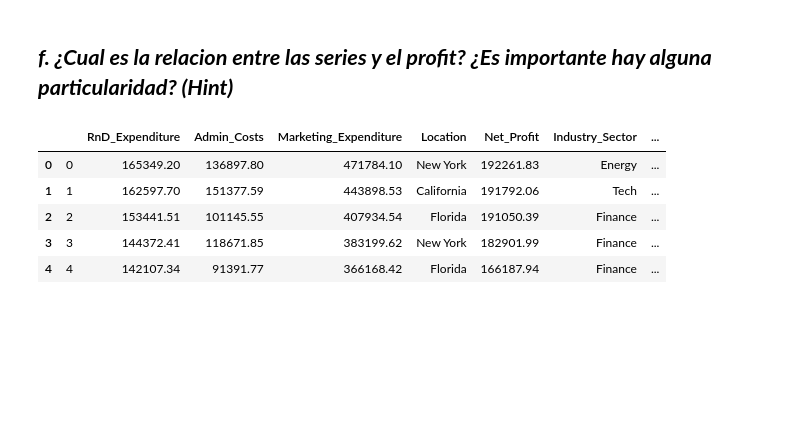
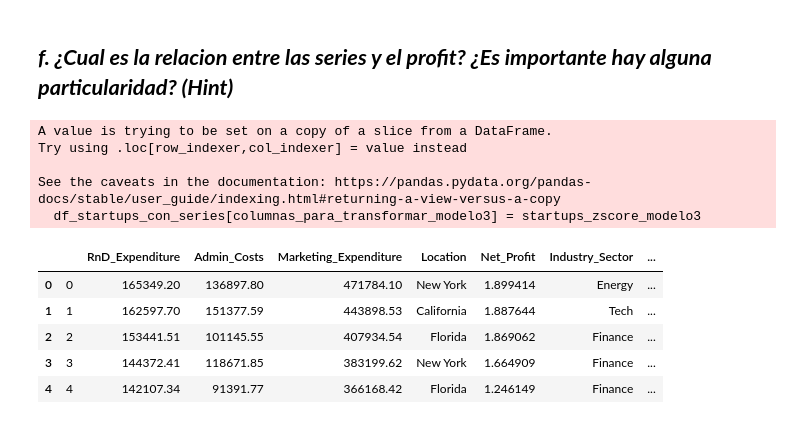
Before and after one commit to lnastri25/POO_UCEMA, a Jupyter notebook: trabajos_practicos/tp_datos/3-startups/startups.ipynb, the cells around one changed output. Cells and saved outputs as stored; diff of their text form; code cells hidden in the pictures; blank space fills up the shorter version.

```diff
--- a/trabajos_practicos/tp_datos/3-startups/startups.ipynb
+++ b/trabajos_practicos/tp_datos/3-startups/startups.ipynb
@@ -360,15 +383,27 @@ ___
 # %% [markdown]
 ## ***f. ¿Cual es la relacion entre las series y el profit? ¿Es importante hay alguna particularidad? (Hint)***
 # %%
-df_startups_con_series = df_startups[df_startups["Investment_Round"].str.contains("Series")]
-df_startups_con_series.head()
+df_startups_con_series = df_startups[df_startups["Investment_Round"].str.contains("Series")] # Me quedo con las filas que contengan la palabra "Series" en la columna "Investment_Round"
-# %% [output]
-|  |  | RnD_Expenditure | Admin_Costs | Marketing_Expenditure | Location | Net_Profit | Industry_Sector | ... |
-| 0 | 0 | 165349.20 | 136897.80 | 471784.10 | New York | 192261.83 | Energy | ... |
-| 1 | 1 | 162597.70 | 151377.59 | 443898.53 | California | 191792.06 | Tech | ... |
-| 2 | 2 | 153441.51 | 101145.55 | 407934.54 | Florida | 191050.39 | Finance | ... |
-| 3 | 3 | 144372.41 | 118671.85 | 383199.62 | New York | 182901.99 | Finance | ... |
-| 4 | 4 | 142107.34 | 91391.77 | 366168.42 | Florida | 166187.94 | Finance | ... |
+# %%
+# Normalizo a la variable Profit para que no me arroje resultados en números científicos.
+from scipy.stats import zscore
+
+columnas_para_transformar_modelo3 = ["Profit"]
+startups_zscore_modelo3= df_startups_con_series[columnas_para_transformar_modelo3].apply(zscore)
+df_startups_con_series[columnas_para_transformar_modelo3] = startups_zscore_modelo3
+df_startups_con_series.head()
+# %% [output]
+A value is trying to be set on a copy of a slice from a DataFrame.
+Try using .loc[row_indexer,col_indexer] = value instead
+
+See the caveats in the documentation: https://pandas.pydata.org/pandas-docs/stable/user_guide/indexing.html#returning-a-view-versus-a-copy
+  df_startups_con_series[columnas_para_transformar_modelo3] = startups_zscore_modelo3
+|  |  | RnD_Expenditure | Admin_Costs | Marketing_Expenditure | Location | Net_Profit | Industry_Sector | ... |
+| 0 | 0 | 165349.20 | 136897.80 | 471784.10 | New York | 1.899414 | Energy | ... |
+| 1 | 1 | 162597.70 | 151377.59 | 443898.53 | California | 1.887644 | Tech | ... |
+| 2 | 2 | 153441.51 | 101145.55 | 407934.54 | Florida | 1.869062 | Finance | ... |
+| 3 | 3 | 144372.41 | 118671.85 | 383199.62 | New York | 1.664909 | Finance | ... |
+| 4 | 4 | 142107.34 | 91391.77 | 366168.42 | Florida | 1.246149 | Finance | ... |
 # %%
 modelo3 = smf.ols(formula="Profit ~ C(Investment_Round)", data=df_startups_con_series)
 modelo3 = modelo3.fit()
```
Also changed, not shown: parts of 9 cells of this notebook.
